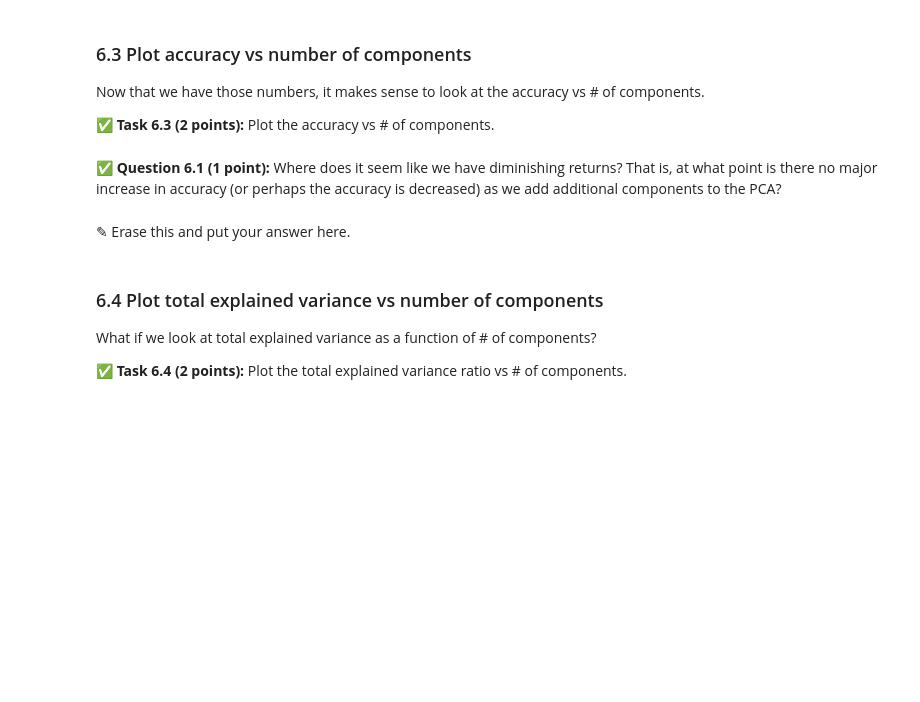
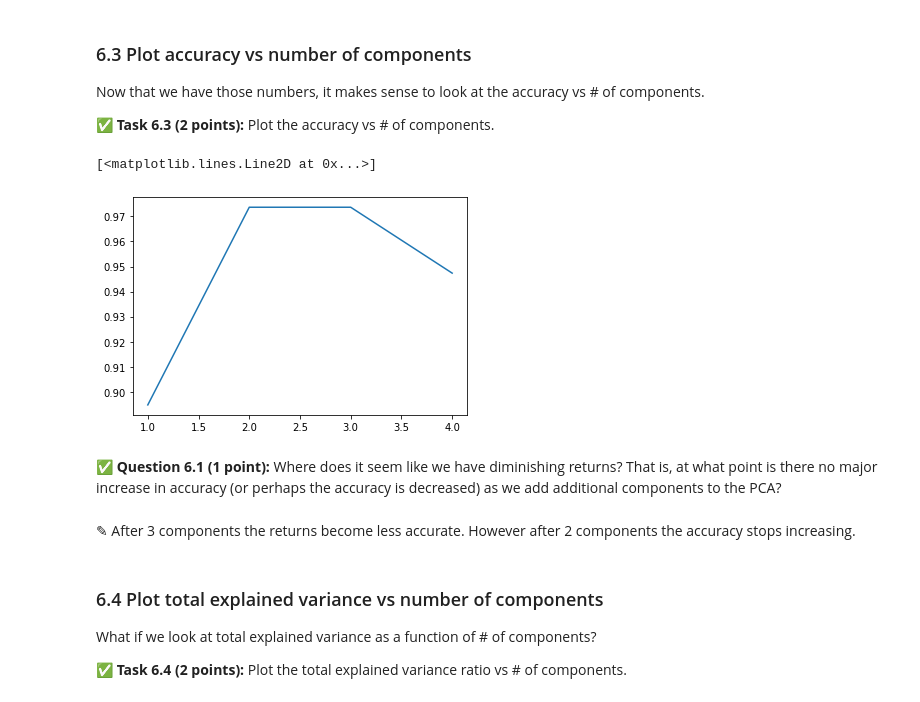
Before and after one commit to hewittso/cmse202-s21-turnin, a Jupyter notebook: hw-05/HW-05.ipynb, the cells around one changed output. Cells and saved outputs as stored; diff of their text form; code cells hidden in the pictures; blank space fills up the shorter version.

```diff
--- a/hw-05/HW-05.ipynb
+++ b/hw-05/HW-05.ipynb
@@ -469,0 +485,27 @@ Now that you have created a function that returns the accuracy for a given numbe
+# %%
+# Put your code here
+acc_list = []
+evr= []
+a = create_pca(feature_train,feature_test, label_train,label_test, 1)
+acc_a = 0.89474
+a_evr = 0.92322
+acc_list.append(acc_a)
+evr.append(a_evr)
+b = create_pca(feature_train,feature_test, label_train,label_test, 2)
+acc_b = 0.97368
+b_evr = 0.97764
+acc_list.append(acc_b)
+evr.append(b_evr)
+c = create_pca(feature_train,feature_test, label_train,label_test, 3)
+acc_c = 0.97368
+c_evr = 0.99509
+acc_list.append(acc_c)
+evr.append(c_evr)
+d = create_pca(feature_train,feature_test, label_train,label_test, 4)
+acc_d = 0.94737
+d_evr= 1
+acc_list.append(acc_d)
+evr.append(d_evr)
+
+print(acc_list)
+print(evr)
@@ -475,10 +528,15 @@ Now that we have those numbers, it makes sense to look at the accuracy vs # of c
 **&#9989; Task 6.3 (2 points):** Plot the accuracy vs # of components.
 # %%
 ## your code here
+num_comp = [1,2,3,4]
+plt.plot( num_comp,acc_list)
+# %% [output]
+[<matplotlib.lines.Line2D at 0x...>]
+[figure, added]
 # %% [markdown]
 **&#9989; Question 6.1 (1 point):** Where does it seem like we have diminishing returns? That is, at what point is there no major increase in accuracy (or perhaps the accuracy is decreased) as we add additional components to the PCA?
-# %% [markdown]
-<font size=+3>&#9998;</font> Erase this and put your answer here.
+# %% [markdown]
+<font size=+3>&#9998;</font> After 3 components the returns become less accurate. However after 2 components the accuracy stops increasing.
 # %% [markdown]
 ### 6.4 Plot total explained variance vs number of components
 
```
Also changed, not shown: parts of 8 cells of this notebook.
